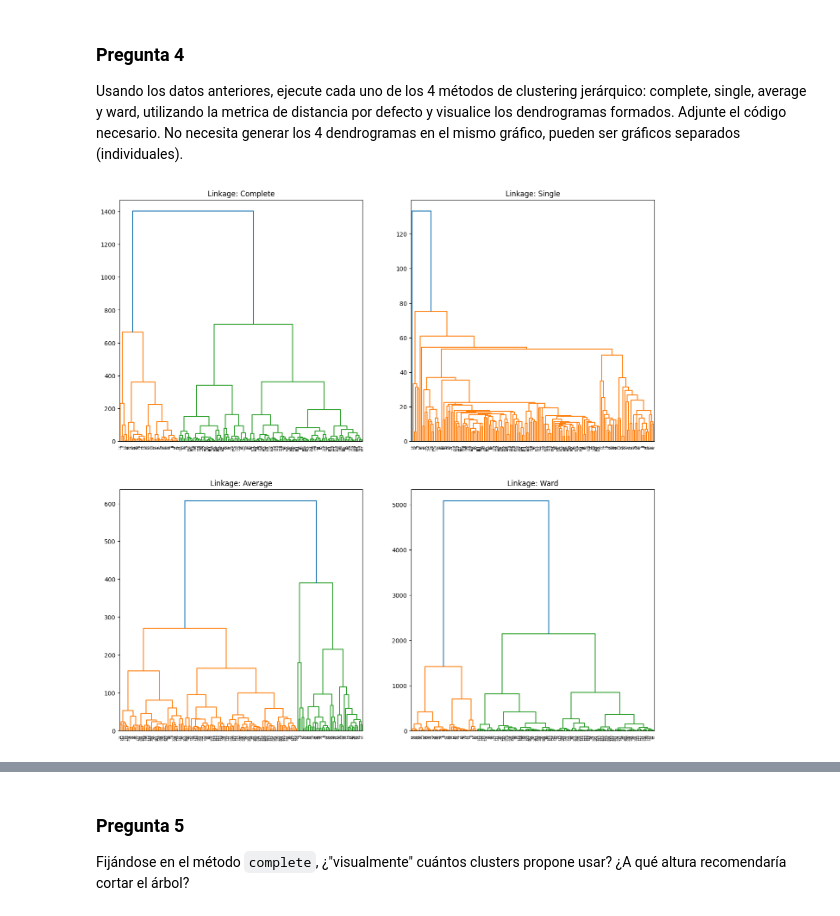
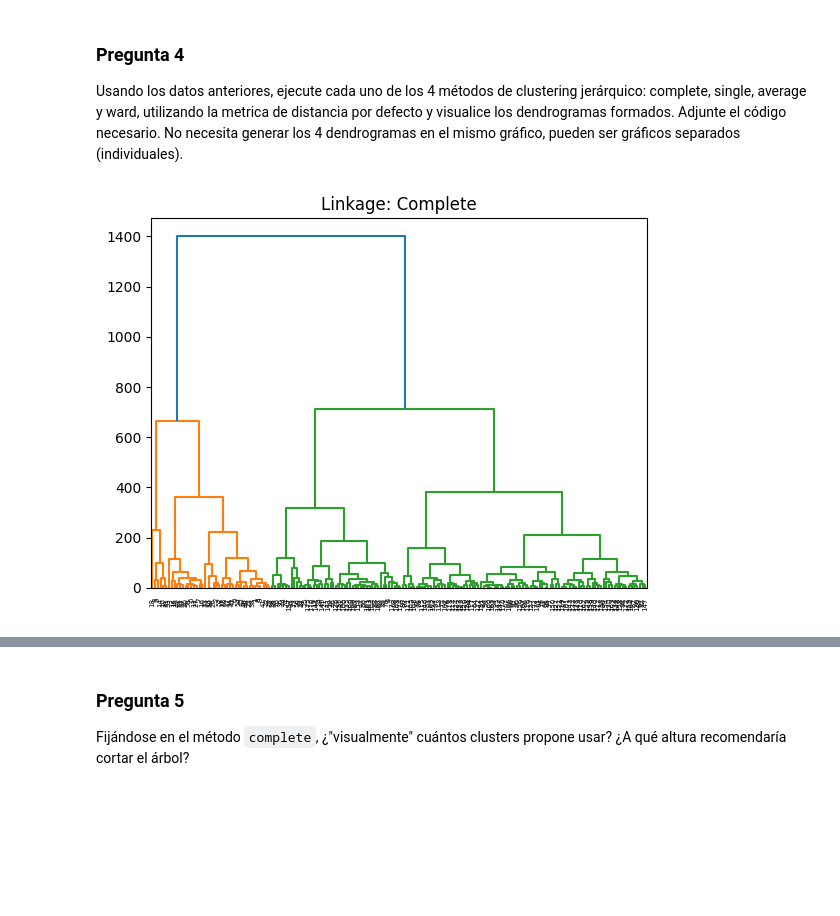
Before and after one commit to andyreus17/mineria, a Jupyter notebook: Laboratorio_5.ipynb, the cells around one changed output, grey strips where cells are left out. Drawn from its saved outputs; the diff is of its cells as text; code cells hidden in the pictures; blank space fills up the shorter version.

```diff
--- a/Laboratorio_5.ipynb
+++ b/Laboratorio_5.ipynb
@@ -53,6 +53,11 @@ from sklearn.decomposition import PCA
 import matplotlib.pyplot as plt
 
 # Escriba su código aquí
+pca = PCA(n_components=2)
+pca.fit(X)
+X_reduced = pca.transform(X)
+plt.scatter(X_reduced[:, 0], X_reduced[:, 1])
+plt.show()
 # %% [output]
 [figure]
 # %% [markdown]
@@ -95,11 +127,14 @@ from sklearn.cluster import KMeans
 # %%
 from scipy.cluster.hierarchy import dendrogram, linkage
 
-complete = linkage(X, method="complete")
-single = linkage(X, method="single")
-average = linkage(X, method="average")
-ward = linkage(X, method="ward")
+complete = linkage(X_reduced, method="complete")
+single = linkage(X_reduced, method="single")
+average = linkage(X_reduced, method="average")
+ward = linkage(X_reduced, method="ward")
 # %%
 # Escriba su código aquí
+dendrogram(complete)
+plt.title("Linkage: Complete")
+plt.show()
 # %% [output]
-[figure, old version]
+[figure, new version]
```
Also changed, not shown: parts of 33 cells of this notebook, 1 other file.
